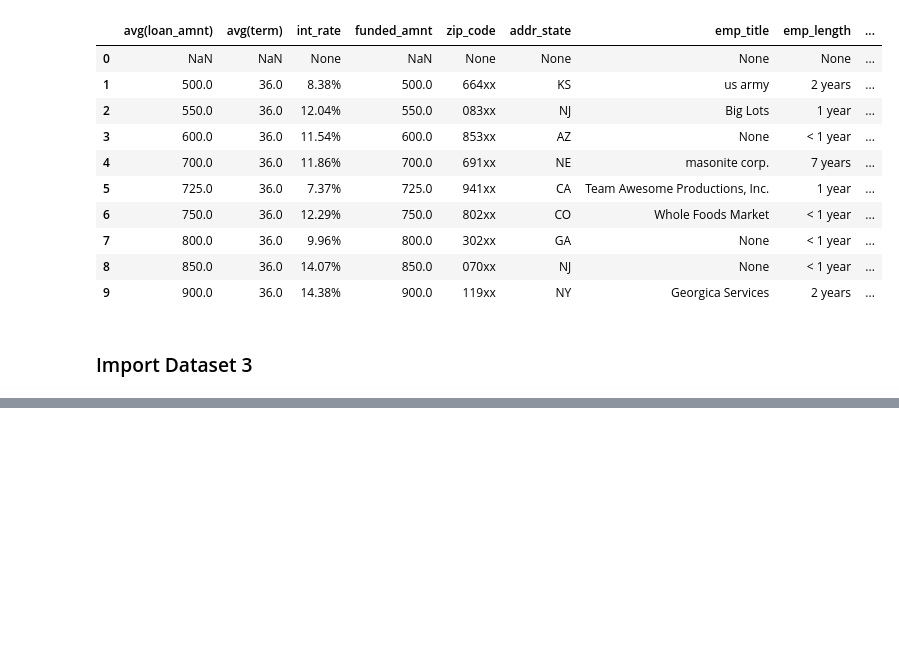
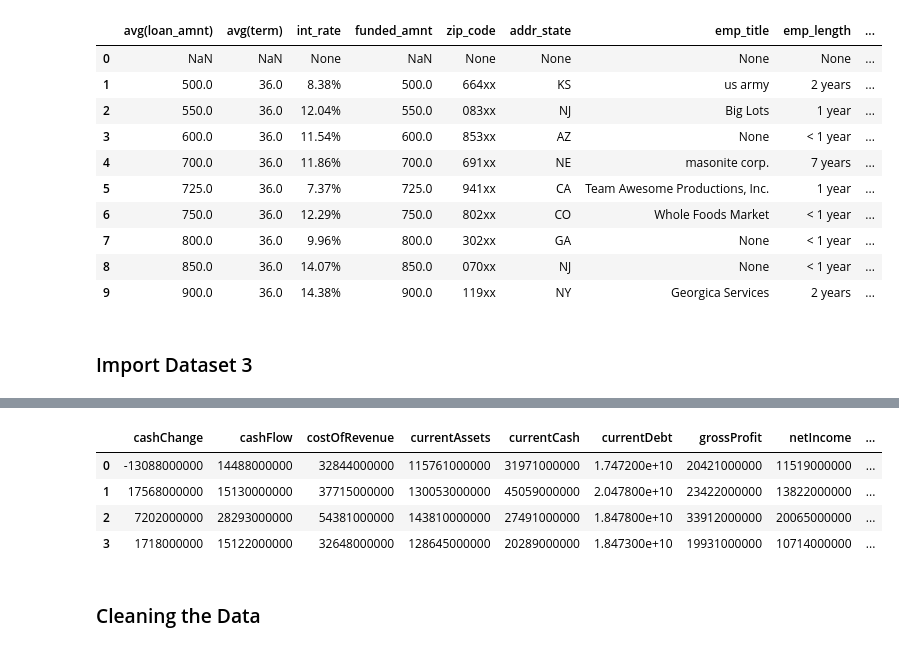
Before and after one commit to spencerrwise/homework1, a Jupyter notebook: Homework_1_Notebook.ipynb, the cells around one changed output, grey strips where cells are left out. Drawn from its saved outputs; the diff is of its cells as text; code cells hidden in the pictures; blank space fills up the shorter version.

```diff
--- a/Homework_1_Notebook.ipynb
+++ b/Homework_1_Notebook.ipynb
@@ -220,0 +276,4 @@ pd.read_sql_query("""select avg(loan_amnt), avg(term), int_rate, funded_amnt, zi
+# %%
+m  =  API()
+ticker_list  = ['AAPL', 'GOOGL', 'FB', 'AMZN', 'MSFT', 'INTC', 'IBM', 'HPE', 'CSCO', 'ORCL']
+fin_df = pd.DataFrame(m.get_financials(ticker_list))
@@ -220,0 +288,10 @@ pd.read_sql_query("""select avg(loan_amnt), avg(term), int_rate, funded_amnt, zi
+# %%
+fin_df[fin_df['symbol']=='AAPL']
+# %% [output]
+|  | cashChange | cashFlow | costOfRevenue | currentAssets | currentCash | currentDebt | grossProfit | netIncome | ... |
+| 0 | -13088000000 | 14488000000 | 32844000000 | 115761000000 | 31971000000 | 1.747200e+10 | 20421000000 | 11519000000 | ... |
+| 1 | 17568000000 | 15130000000 | 37715000000 | 130053000000 | 45059000000 | 2.047800e+10 | 23422000000 | 13822000000 | ... |
+| 2 | 7202000000 | 28293000000 | 54381000000 | 143810000000 | 27491000000 | 1.847800e+10 | 33912000000 | 20065000000 | ... |
+| 3 | 1718000000 | 15122000000 | 32648000000 | 128645000000 | 20289000000 | 1.847300e+10 | 19931000000 | 10714000000 | ... |
+# %% [markdown]
+### Cleaning the Data
```
Also changed, not shown: parts of 12 cells of this notebook.
